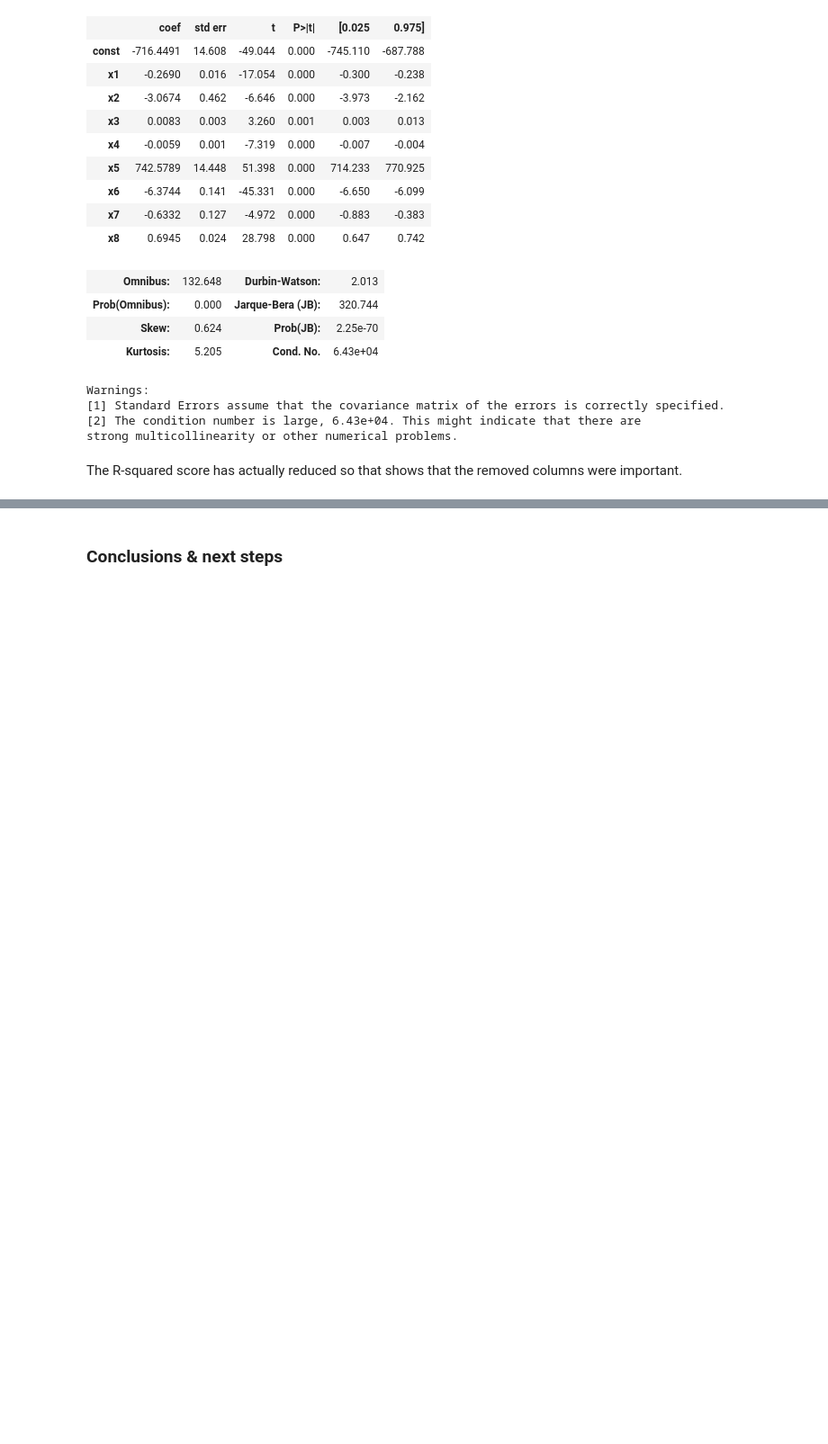
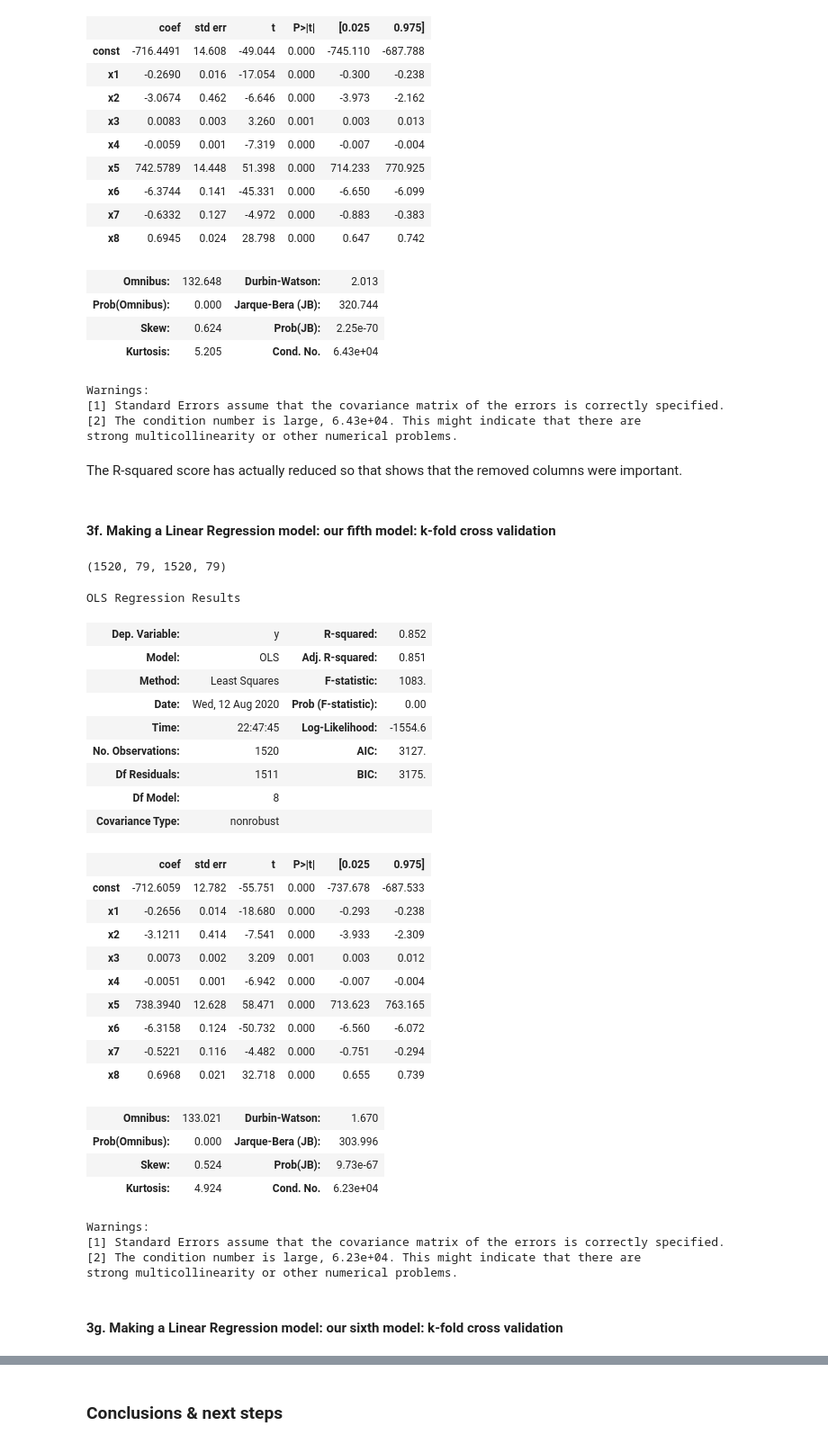
Before and after one commit to bauyrjanj/Wine-Alcohol-Level, a Jupyter notebook: Springboard Regression Case Study, Unit 8 - the Red Wine Dataset - Tier 3 (1).ipynb, the cells around one changed output, grey strips where cells are left out. Shown at 90% size. Saved outputs shown, nothing was run; the diff lists cells and outputs as text; code cells hidden in the pictures; blank space fills up the shorter version.

```diff
--- a/Springboard Regression Case Study, Unit 8 - the Red Wine Dataset - Tier 3 (1).ipynb
+++ b/Springboard Regression Case Study, Unit 8 - the Red Wine Dataset - Tier 3 (1).ipynb
@@ -546,3 +546,10 @@ Warnings:
 strong multicollinearity or other numerical problems.
 # %% [markdown]
 The R-squared score has actually reduced so that shows that the removed columns were important.
+# %% [markdown]
+#### 3f. Making a Linear Regression model: our fifth model: k-fold cross validation
+# %%
+y=np.array(df['fixed.acidity'].values.tolist())
+x=np.array(df.drop(['fixed.acidity', 'quality', 'volatile.acidity', 'citric.acid'], axis=1).values.tolist())
+# Create constants for X, so the model knows its bounds
+x=sm.add_constant(x)
@@ -548,0 +558,52 @@ The R-squared score has actually reduced so that shows that the removed columns
+# %%
+# Let's create an instance that splits a dataset into 20 folds, shuffles prior to the split (hence set to "True"), and uses a value of 1 for pseudorandom number generator
+kfold = KFold(20, True, 1)
+# enumerate splits
+for train, test in kfold.split(x):
+    x_train = x[train]
+    x_test = x[test]
+for train, test in kfold.split(y):
+    y_train = y[train]
+    y_test = y[test]
+# %%
+len(x_train), len(x_test), len(y_train), len(y_test)
+# %% [output]
+(1520, 79, 1520, 79)
+# %%
+# Create the model
+rModel_5=sm.OLS(y_train, x_train)
+# Fit the model
+result_5=rModel_5.fit()
+result_5.params
+result_5.summary()
+# %% [output]
+OLS Regression Results
+| Dep. Variable: | y | R-squared: | 0.852 |
+| Model: | OLS | Adj. R-squared: | 0.851 |
+| Method: | Least Squares | F-statistic: | 1083. |
+| Date: | Wed, 12 Aug 2020 | Prob (F-statistic): | 0.00 |
+| Time: | 22:47:45 | Log-Likelihood: | -1554.6 |
+| No. Observations: | 1520 | AIC: | 3127. |
+| Df Residuals: | 1511 | BIC: | 3175. |
+| Df Model: | 8 |  |  |
+| Covariance Type: | nonrobust |  |  |
+|  | coef | std err | t | P>|t| | [0.025 | 0.975] |
+| const | -712.6059 | 12.782 | -55.751 | 0.000 | -737.678 | -687.533 |
+| x1 | -0.2656 | 0.014 | -18.680 | 0.000 | -0.293 | -0.238 |
+| x2 | -3.1211 | 0.414 | -7.541 | 0.000 | -3.933 | -2.309 |
+| x3 | 0.0073 | 0.002 | 3.209 | 0.001 | 0.003 | 0.012 |
+| x4 | -0.0051 | 0.001 | -6.942 | 0.000 | -0.007 | -0.004 |
+| x5 | 738.3940 | 12.628 | 58.471 | 0.000 | 713.623 | 763.165 |
+| x6 | -6.3158 | 0.124 | -50.732 | 0.000 | -6.560 | -6.072 |
+| x7 | -0.5221 | 0.116 | -4.482 | 0.000 | -0.751 | -0.294 |
+| x8 | 0.6968 | 0.021 | 32.718 | 0.000 | 0.655 | 0.739 |
+| Omnibus: | 133.021 | Durbin-Watson: | 1.670 |
+| Prob(Omnibus): | 0.000 | Jarque-Bera (JB): | 303.996 |
+| Skew: | 0.524 | Prob(JB): | 9.73e-67 |
+| Kurtosis: | 4.924 | Cond. No. | 6.23e+04 |
+Warnings:
+[1] Standard Errors assume that the covariance matrix of the errors is correctly specified.
+[2] The condition number is large, 6.23e+04. This might indicate that there are
+strong multicollinearity or other numerical problems.
+# %% [markdown]
+#### 3g. Making a Linear Regression model: our sixth model: k-fold cross validation
```
Also changed, not shown: parts of 5 cells of this notebook.
